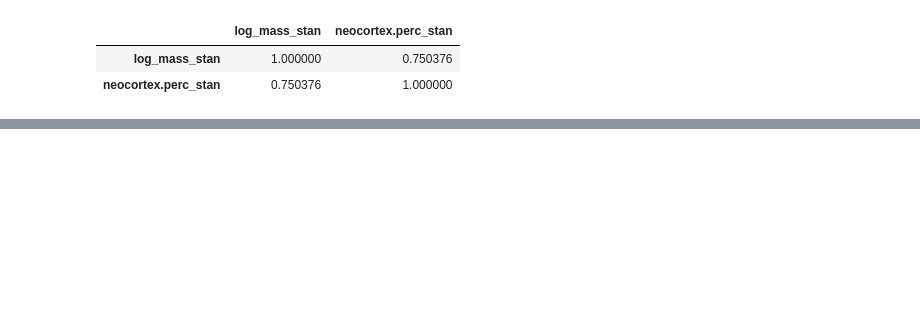
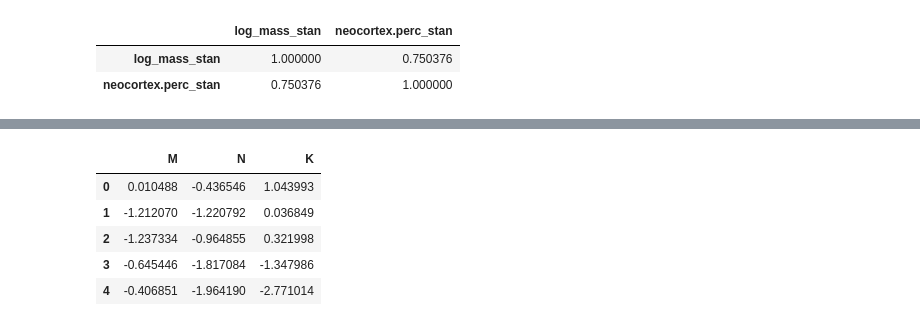
Before and after one commit to somnath1077/statistical_rethinking, a Jupyter notebook: code/ch05/nb03_masked_relationships.ipynb, the cells around one changed output, grey strips where cells are left out. Saved outputs shown, nothing was run; the diff lists cells and outputs as text; code cells hidden in the pictures; blank space fills up the shorter version.

```diff
--- a/code/ch05/nb03_masked_relationships.ipynb
+++ b/code/ch05/nb03_masked_relationships.ipynb
@@ -390,0 +454,20 @@ In this case, we have a response variable $Y$ and two predictor variables $X_1$
+# %%
+# M -> N
+# M -> K <- N
+
+num_samples = 100
+M = norm.rvs(loc=0, scale=1, size=num_samples)
+N = norm.rvs(loc=M, scale=1, size=num_samples)
+
+# K is positive correlated with N and negatively correlated with M
+K = norm.rvs(loc=N-M, scale=1, size=num_samples)
+
+df_sim_1 = pd.DataFrame({'M': M, 'N': N, 'K': K})
+df_sim_1.head()
+# %% [output]
+|  | M | N | K |
+| 0 | 0.010488 | -0.436546 | 1.043993 |
+| 1 | -1.212070 | -1.220792 | 0.036849 |
+| 2 | -1.237334 | -0.964855 | 0.321998 |
+| 3 | -0.645446 | -1.817084 | -1.347986 |
+| 4 | -0.406851 | -1.964190 | -2.771014 |
```
Also changed, not shown: parts of 29 cells of this notebook.
